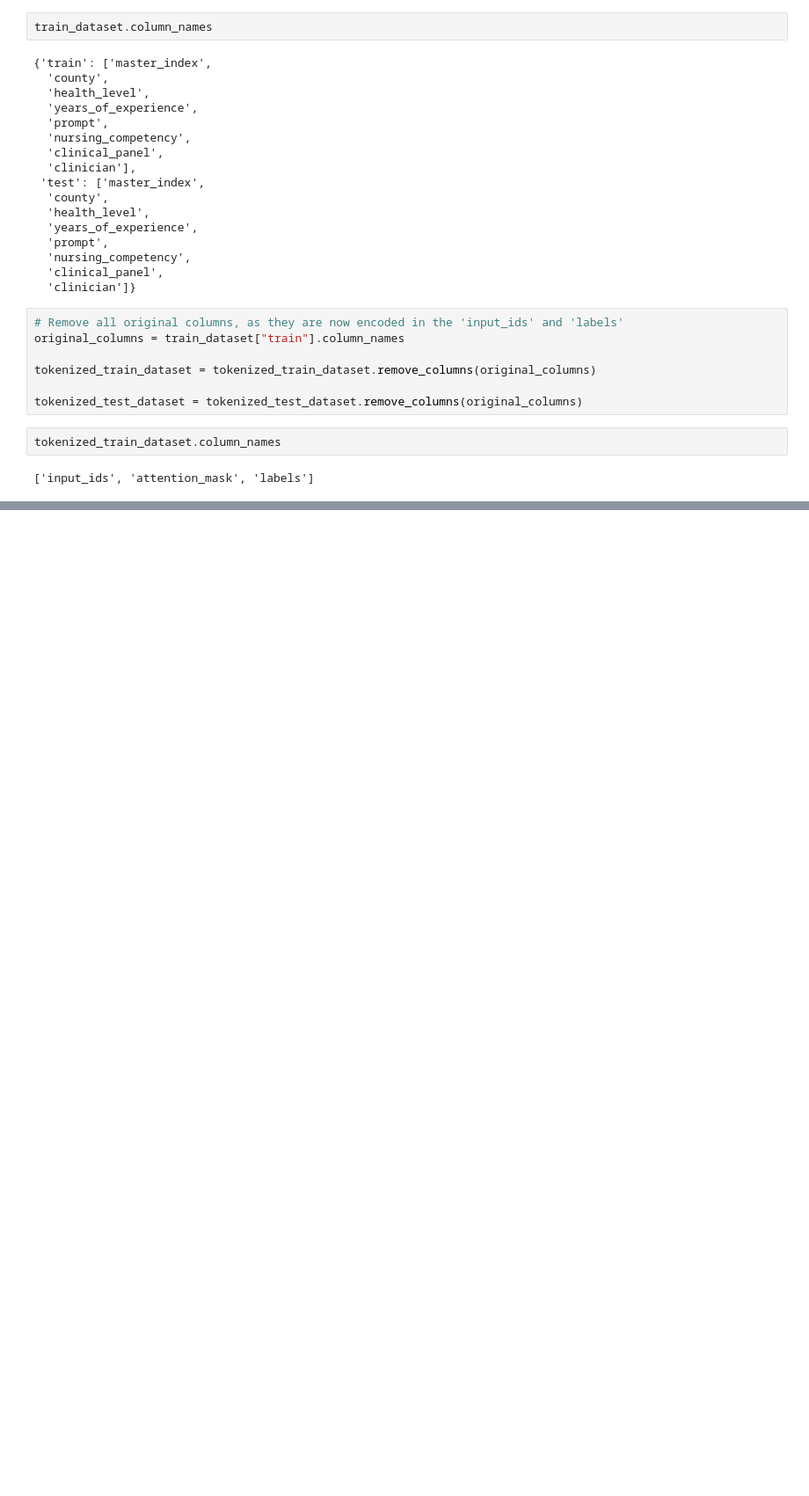
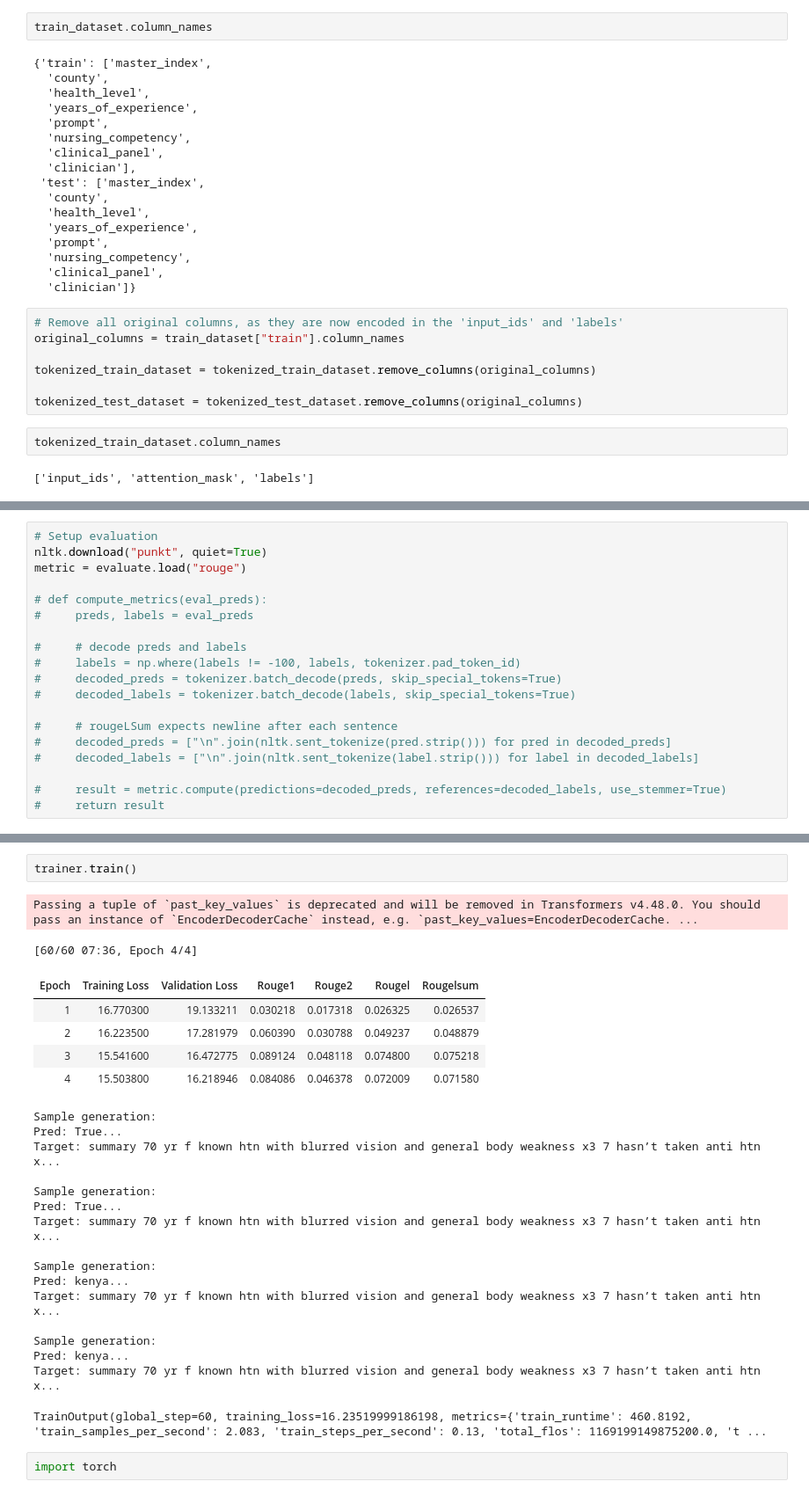
Before and after one commit to oscar066/Zindi_Clinical_Reasoning_Challenge, a Jupyter notebook: notebooks/base.ipynb, the cells around one changed output, grey strips where cells are left out. Shown at 88% size. Drawn from its saved outputs; the diff is of its cells as text; blank space fills up the shorter version.

```diff
--- a/notebooks/base.ipynb
+++ b/notebooks/base.ipynb
@@ -275,0 +230,19 @@ training_args = TrainingArguments(
+# %%
+# Setup evaluation
+nltk.download("punkt", quiet=True)
+metric = evaluate.load("rouge")
+
+# def compute_metrics(eval_preds):
+#     preds, labels = eval_preds
+
+#     # decode preds and labels
+#     labels = np.where(labels != -100, labels, tokenizer.pad_token_id)
+#     decoded_preds = tokenizer.batch_decode(preds, skip_special_tokens=True)
+#     decoded_labels = tokenizer.batch_decode(labels, skip_special_tokens=True)
+
+#     # rougeLSum expects newline after each sentence
+#     decoded_preds = ["\n".join(nltk.sent_tokenize(pred.strip())) for pred in decoded_preds]
+#     decoded_labels = ["\n".join(nltk.sent_tokenize(label.strip())) for label in decoded_labels]
+
+#     result = metric.compute(predictions=decoded_preds, references=decoded_labels, use_stemmer=True)
+#     return result
@@ -324,0 +642,28 @@ kenya a 55 year old female presents with a 3 day history of shortness of breath
+# %%
+trainer.train()
+# %% [output]
+Passing a tuple of `past_key_values` is deprecated and will be removed in Transformers v4.48.0. You should pass an instance of `EncoderDecoderCache` instead, e.g. `past_key_values=EncoderDecoderCache. ...
+[60/60 07:36, Epoch 4/4]
+| Epoch | Training Loss | Validation Loss | Rouge1 | Rouge2 | Rougel | Rougelsum |
+| 1 | 16.770300 | 19.133211 | 0.030218 | 0.017318 | 0.026325 | 0.026537 |
+| 2 | 16.223500 | 17.281979 | 0.060390 | 0.030788 | 0.049237 | 0.048879 |
+| 3 | 15.541600 | 16.472775 | 0.089124 | 0.048118 | 0.074800 | 0.075218 |
+| 4 | 15.503800 | 16.218946 | 0.084086 | 0.046378 | 0.072009 | 0.071580 |
+Sample generation:
+Pred: True...
+Target: summary 70 yr f known htn with blurred vision and general body weakness x3 7 hasn’t taken anti htn x...
+
+Sample generation:
+Pred: True...
+Target: summary 70 yr f known htn with blurred vision and general body weakness x3 7 hasn’t taken anti htn x...
+
+Sample generation:
+Pred: kenya...
+Target: summary 70 yr f known htn with blurred vision and general body weakness x3 7 hasn’t taken anti htn x...
+
+Sample generation:
+Pred: kenya...
+Target: summary 70 yr f known htn with blurred vision and general body weakness x3 7 hasn’t taken anti htn x...
+TrainOutput(global_step=60, training_loss=16.23519999186198, metrics={'train_runtime': 460.8192, 'train_samples_per_second': 2.083, 'train_steps_per_second': 0.13, 'total_flos': 1169199149875200.0, 't ...
+# %%
+import torch
```
Also changed, not shown: parts of 27 cells of this notebook.
